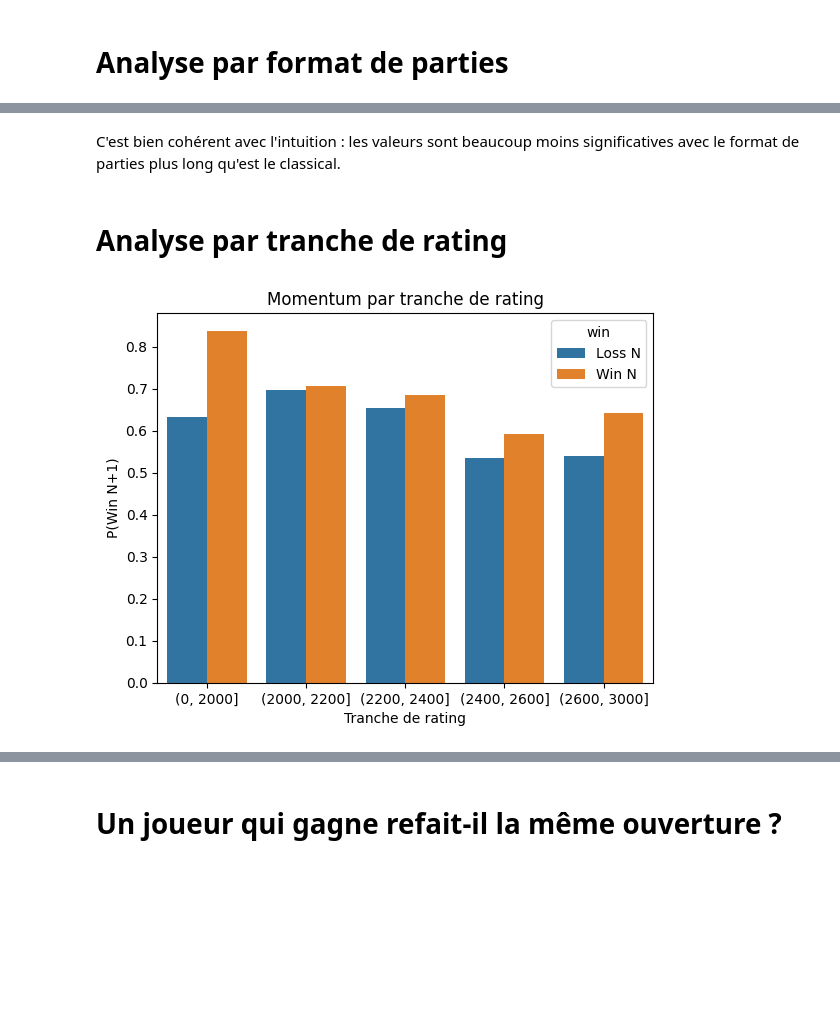
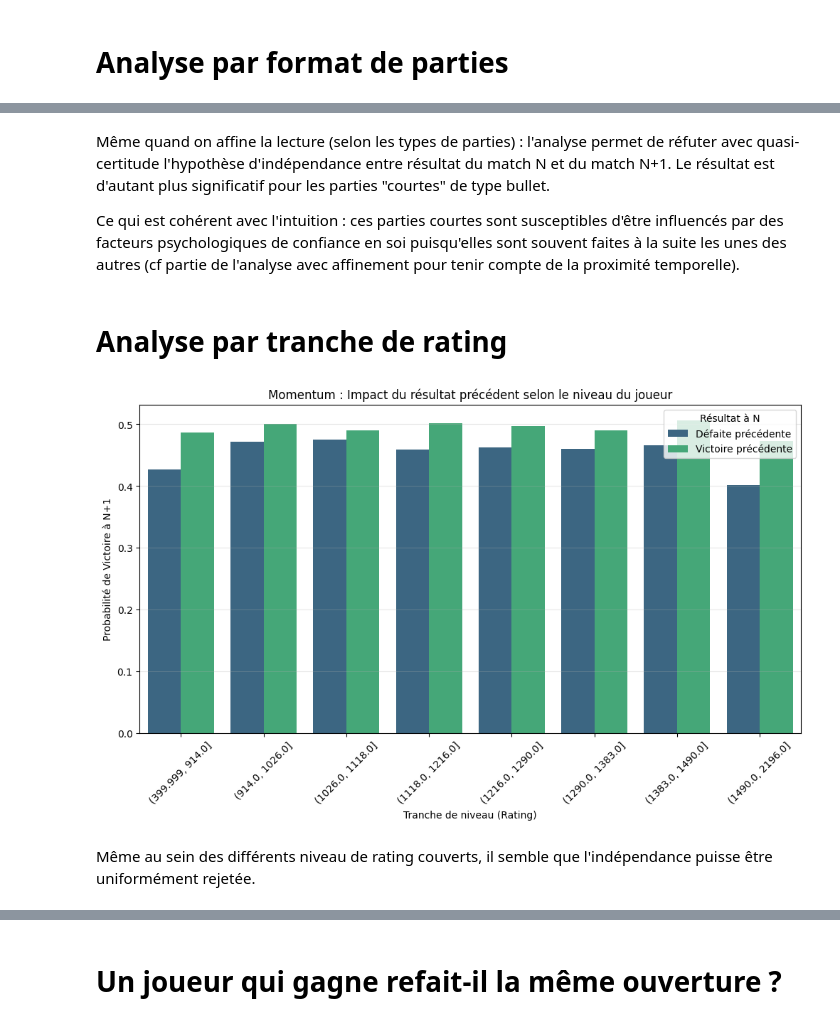
Before and after one commit to tristanTRT/Projet-info-2A, a Jupyter notebook: Scripts_analyse_data/Analyse_data.ipynb, the cells around one changed output, grey strips where cells are left out. Cells and saved outputs as stored; diff of their text form; code cells hidden in the pictures; blank space fills up the shorter version.

Commit message:
Generation donnees + analyse

```diff
--- a/Scripts_analyse_data/Analyse_data.ipynb
+++ b/Scripts_analyse_data/Analyse_data.ipynb
@@ -55,9 +74,15 @@ def read_all_games_without_listing():
-# %%
-df_all = read_all_games_without_listing()
-df_all.head()
-# %%
-df_all["timestamp_ms"] = df_all["timestamp"]
-df_all["date"] = pd.to_datetime(df_all["timestamp_ms"], unit="ms", utc=True)
-df_all.head()
 # %% [markdown]
 # Remise en forme du dataframe
+# %%
+# --- CORRECTION CRITIQUE DES DOUBLONS ---
+# On supprime les lignes qui ont exactement le même ID de partie (game_id)
+# ou à défaut le même user + timestamp
+print(f"Nombre de lignes AVANT dédoublonnage : {len(df_all)}")
+
+if "game_id" in df_all.columns:
+    df_all = df_all.drop_duplicates(subset=["user_id", "game_id"]).copy()
+else:
+    # Si game_id n'est pas là, on utilise le timestamp comme signature unique
+    df_all = df_all.drop_duplicates(subset=["user_id", "timestamp"]).copy()
+
+print(f"Nombre de lignes APRÈS dédoublonnage : {len(df_all)}")
@@ -166,23 +224,42 @@ rapid        7.515301e-07
 dtype: float64
 # %% [markdown]
-C'est bien cohérent avec l'intuition : les valeurs sont beaucoup moins significatives avec le format de parties plus long qu'est le classical.
+Même quand on affine la lecture (selon les types de parties) : l'analyse permet de réfuter avec quasi-certitude l'hypothèse d'indépendance entre résultat du match N et du match N+1. Le résultat est d'autant plus significatif pour les parties "courtes" de type bullet.
+
+Ce qui est cohérent avec l'intuition : ces parties courtes sont susceptibles d'être influencés par des facteurs psychologiques de confiance en soi puisqu'elles sont souvent faites à la suite les unes des autres (cf partie de l'analyse avec affinement pour tenir compte de la proximité temporelle).
 # %% [markdown]
 # Analyse par tranche de rating
 # %%
-# Reformater pour seaborn
+import matplotlib.pyplot as plt
+import seaborn as sns
+import pandas as pd
+
+# --- CORRECTION : Création des tranches de niveau ---
+# On utilise qcut pour avoir des groupes de taille égale (8 groupes)
+# duplicates='drop' gère le cas où trop de joueurs auraient exactement le même Elo
+df_all['rating_bin'] = pd.qcut(df_all['rating'], q=8, duplicates='drop')
+
+# Calcul des moyennes par tranche
 df_plot = (
     df_all.dropna(subset=["win_next"])
-          .groupby(["rating_bin", "win"])["win_next"]
+          .groupby(["rating_bin", "win"], observed=True)["win_next"]
           .mean()
           .reset_index()
 )
-df_plot["win"] = df_plot["win"].map({0:"Loss N", 1:"Win N"})
 
-sns.barplot(x="rating_bin", y="win_next", hue="win", data=df_plot)
-plt.ylabel("P(Win N+1)")
-plt.xlabel("Tranche de rating")
-plt.title("Momentum par tranche de rating")
-plt.xticks(rotation=0)
+# Esthétique
+df_plot["win_label"] = df_plot["win"].map({0: "Défaite précédente", 1: "Victoire précédente"})
+
+plt.figure(figsize=(12, 6))
+sns.barplot(x="rating_bin", y="win_next", hue="win_label", data=df_plot, palette="viridis")
+
+plt.ylabel("Probabilité de Victoire à N+1")
+plt.xlabel("Tranche de niveau (Rating)")
+plt.title("Momentum : Impact du résultat précédent selon le niveau du joueur")
+plt.xticks(rotation=45)
+plt.legend(title="Résultat à N")
+plt.grid(axis='y', alpha=0.3)
 plt.show()
 # %% [output]
-[figure, old version]
+[figure, new version]
+# %% [markdown]
+Même au sein des différents niveau de rating couverts, il semble que l'indépendance puisse être uniformément rejetée.
```
Also changed, not shown: parts of 25 cells of this notebook, 3 other files.
